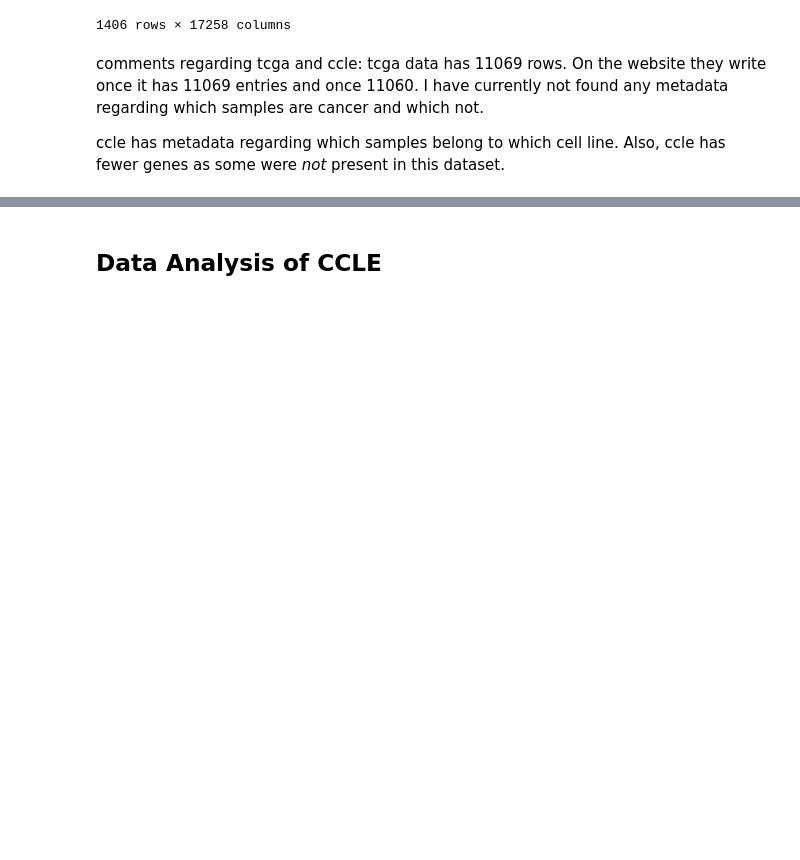
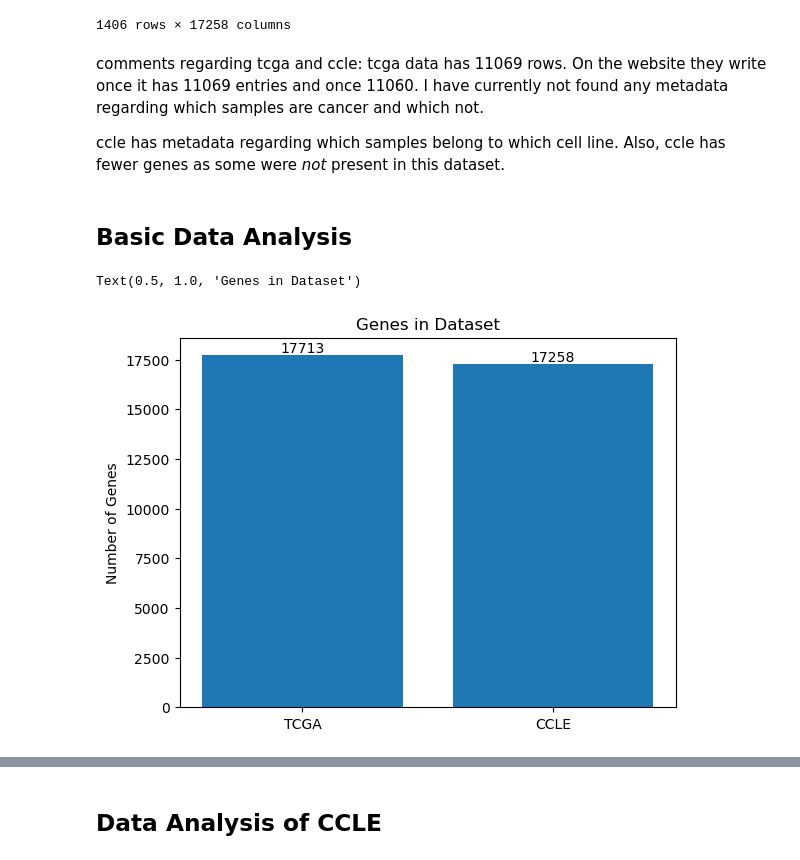
Before and after one commit to schrf/thesis, a Jupyter notebook: data_exploration.ipynb, the cells around one changed output, grey strips where cells are left out. Drawn from its saved outputs; the diff is of its cells as text; code cells hidden in the pictures; blank space fills up the shorter version.

```diff
--- a/data_exploration.ipynb
+++ b/data_exploration.ipynb
@@ -80,3 +119,23 @@ comments regarding tcga and ccle:
 tcga data has 11069 rows. On the website they write once it has 11069 entries and once 11060. I have currently not found any metadata regarding which samples are cancer and which not.
 
 ccle has metadata regarding which samples belong to which cell line. Also, ccle has fewer genes as some were _not_ present in this dataset.
+# %% [markdown]
+## Basic Data Analysis
+# %%
+
+tcga_genes = tcga.shape[1]
+ccle_genes = ccle.shape[1]
+
+# Create bar plot
+plt.bar(x=("TCGA", "CCLE"), height=(tcga_genes, ccle_genes))
+
+# Add values to the bars
+for i, value in enumerate((tcga_genes, ccle_genes)):
+    plt.text(i, value + 0.05, str(value), ha='center', va='bottom')
+
+# Add labels and title
+plt.ylabel('Number of Genes')
+plt.title('Genes in Dataset')
+# %% [output]
+Text(0.5, 1.0, 'Genes in Dataset')
+[figure, added]
```
Also changed, not shown: parts of 14 cells of this notebook.
